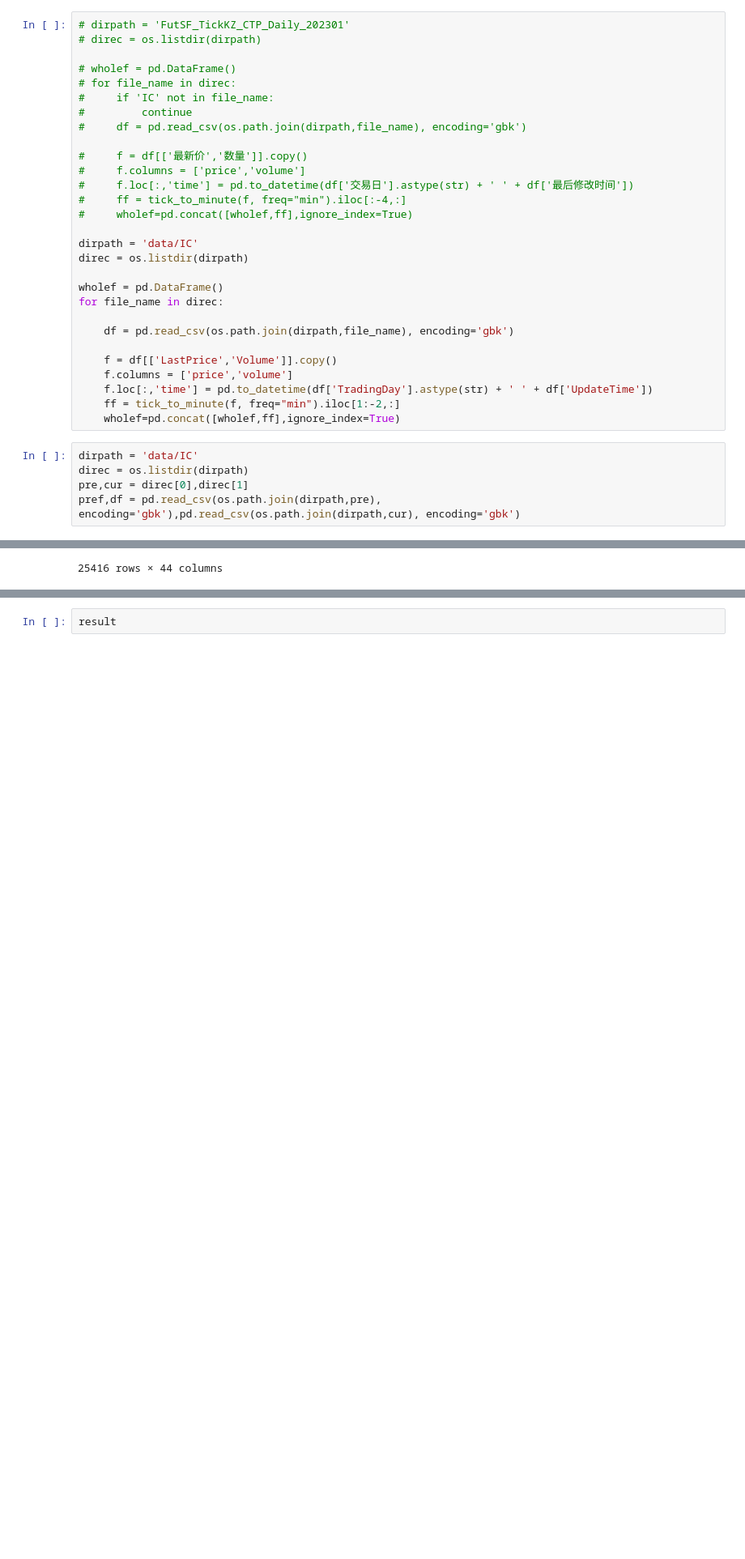
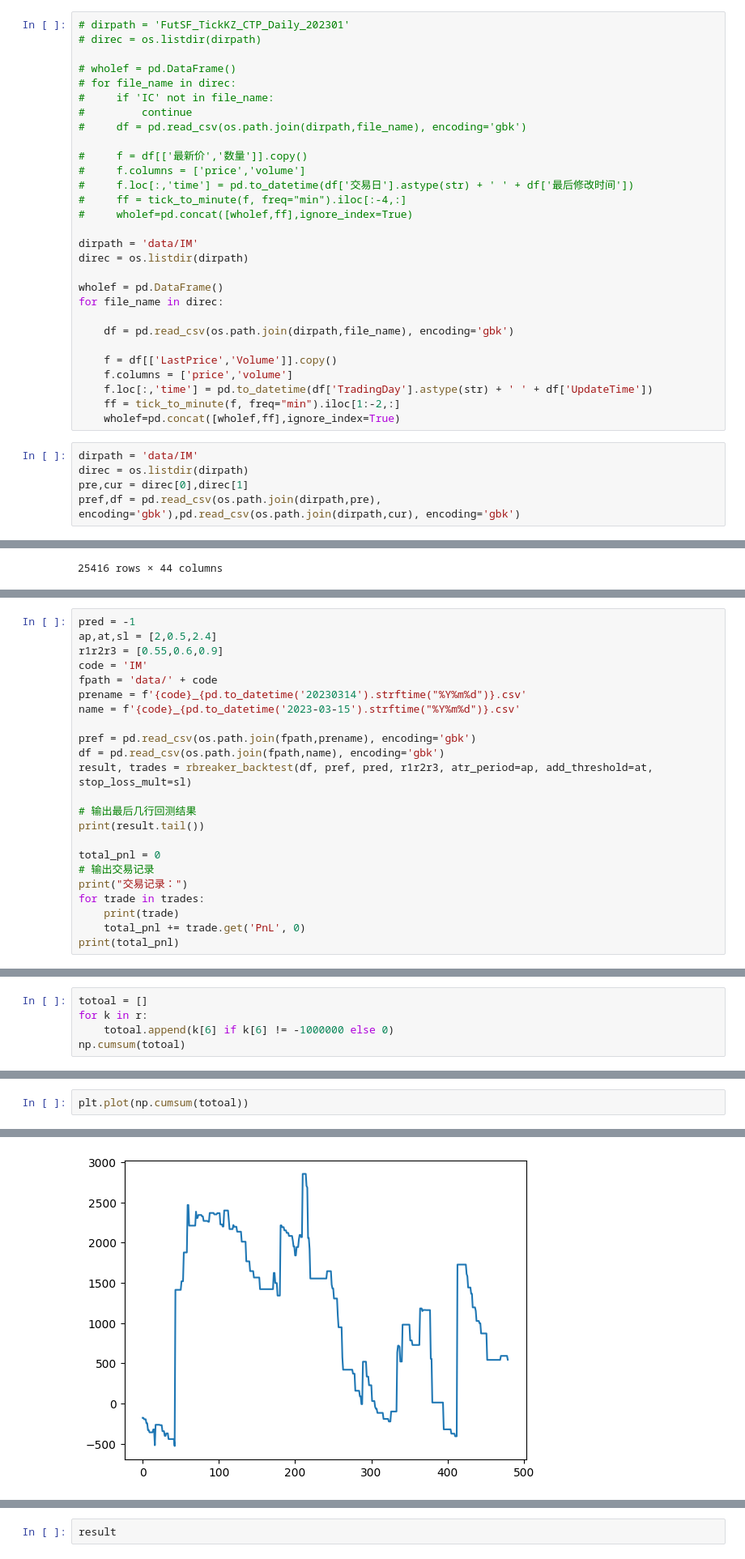
Before and after one commit to LostTorNado/HFT, a Jupyter notebook: RBreaker.ipynb, the cells around one changed output, grey strips where cells are left out. Shown: that part at 81% size. Saved outputs shown, nothing was run; the diff lists cells and outputs as text; blank space fills up the shorter version.

```diff
--- a/RBreaker.ipynb
+++ b/RBreaker.ipynb
@@ -48,7 +48,7 @@ def tick_to_minute(df, freq="min"):
 #     ff = tick_to_minute(f, freq="min").iloc[:-4,:]
 #     wholef=pd.concat([wholef,ff],ignore_index=True)
 
-dirpath = 'data/IC'
+dirpath = 'data/IM'
 direc = os.listdir(dirpath)
 
 wholef = pd.DataFrame()
@@ -62,7 +62,7 @@ for file_name in direc:
     ff = tick_to_minute(f, freq="min").iloc[1:-2,:]
     wholef=pd.concat([wholef,ff],ignore_index=True)
 # %%
-dirpath = 'data/IC'
+dirpath = 'data/IM'
 direc = os.listdir(dirpath)
 pre,cur = direc[0],direc[1]
 pref,df = pd.read_csv(os.path.join(dirpath,pre), encoding='gbk'),pd.read_csv(os.path.join(dirpath,cur), encoding='gbk')
@@ -440,0 +360,23 @@ print(total_pnl)
+# %%
+pred = -1
+ap,at,sl = [2,0.5,2.4]
+r1r2r3 = [0.55,0.6,0.9]
+code = 'IM'
+fpath = 'data/' + code
+prename = f'{code}_{pd.to_datetime('20230314').strftime("%Y%m%d")}.csv'
+name = f'{code}_{pd.to_datetime('2023-03-15').strftime("%Y%m%d")}.csv'
+
+pref = pd.read_csv(os.path.join(fpath,prename), encoding='gbk')
+df = pd.read_csv(os.path.join(fpath,name), encoding='gbk')
+result, trades = rbreaker_backtest(df, pref, pred, r1r2r3, atr_period=ap, add_threshold=at, stop_loss_mult=sl)
+
+# 输出最后几行回测结果
+print(result.tail())
+
+total_pnl = 0
+# 输出交易记录
+print("交易记录：")
+for trade in trades:
+    print(trade)
+    total_pnl += trade.get('PnL', 0)
+print(total_pnl)
@@ -440,0 +484,5 @@ print(total_pnl)
+# %%
+totoal = []
+for k in r:
+    totoal.append(k[6] if k[6] != -1000000 else 0)
+np.cumsum(totoal)
@@ -440,0 +507,3 @@ print(total_pnl)
+# %%
+plt.plot(np.cumsum(totoal))
+# %% [output]
@@ -441,3 +511,4 @@ print(total_pnl)
+[figure, added]
 # %%
 maxholding = 0
 winrate = 0
```
Also changed, not shown: parts of 13 cells of this notebook, 6 other files.
